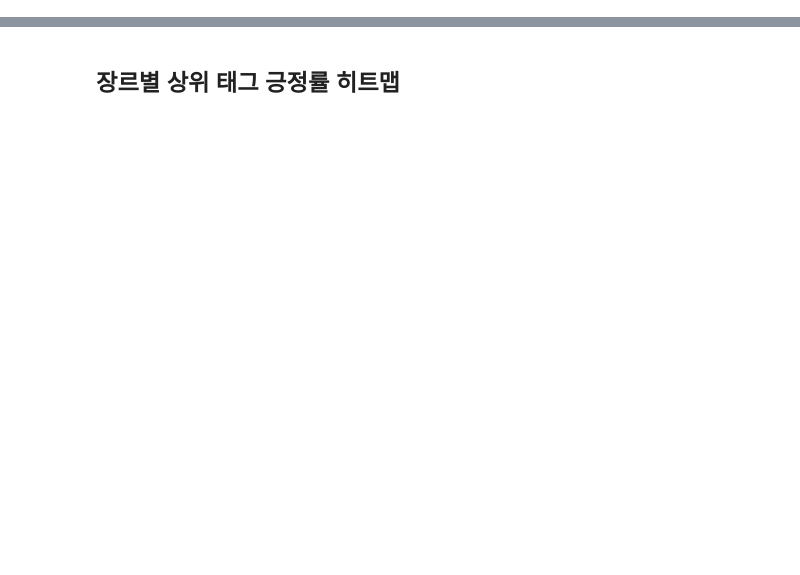
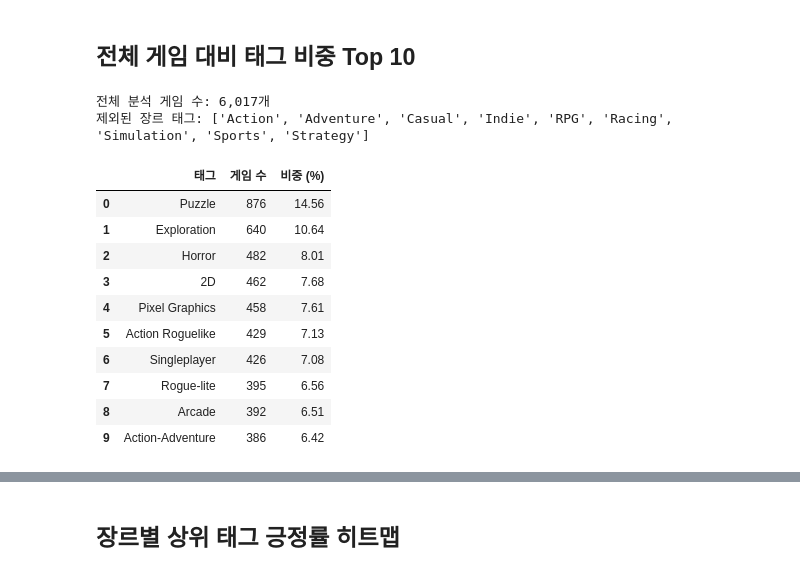
Before and after one commit to jinnyjinnyjinjin/steam-indie-game-analysis, a Jupyter notebook: src/notebooks/jin/08_tag_combination_analysis.ipynb, the cells around one changed output, grey strips where cells are left out. Cells and saved outputs as stored; diff of their text form; code cells hidden in the pictures; blank space fills up the shorter version.

```diff
--- a/src/notebooks/jin/08_tag_combination_analysis.ipynb
+++ b/src/notebooks/jin/08_tag_combination_analysis.ipynb
@@ -55 +79,67 @@ print(f'분석 가능 게임 수: {len(df_clean):,}개')
+# %% [markdown]
+## 전체 게임 대비 태그 비중 Top 10
+# %%
+TOTAL_GAMES = df_clean['appid'].nunique()
+
+# 데이터에 존재하는 모든 장르명 수집 (태그 제외 기준)
+all_genres = set(
+    df_clean['genres']
+    .dropna()
+    .apply(parse_genres)
+    .explode()
+    .str.strip()
+    .dropna()
+    .unique()
+)
+
+tag_freq = (
+    df_clean.explode('top_tags')
+    .rename(columns={'top_tags': 'tag'})
+    .assign(tag=lambda d: d['tag'].astype(str).str.strip())
+    .query("tag != ''")
+    .loc[lambda d: ~d['tag'].isin(all_genres)]
+    .groupby('tag')['appid']
+    .nunique()
+    .reset_index(name='game_count')
+    .assign(proportion=lambda d: d['game_count'] / TOTAL_GAMES * 100)
+    .sort_values('proportion', ascending=False)
+    .head(10)
+    .reset_index(drop=True)
+)
+
+print(f'전체 분석 게임 수: {TOTAL_GAMES:,}개')
+print(f'제외된 장르 태그: {sorted(all_genres)}\n')
+display(tag_freq[['tag', 'game_count', 'proportion']].rename(
+    columns={'tag': '태그', 'game_count': '게임 수', 'proportion': '비중 (%)'}
+).round(2))
+
+fig = px.bar(
+    tag_freq.sort_values('proportion'),
+    x='proportion',
+    y='tag',
+    orientation='h',
+    color='proportion',
+    color_continuous_scale='Blues',
+    text='proportion',
+    title='전체 게임 대비 태그 비중 Top 10',
+    labels={'proportion': '비중 (%)', 'tag': '태그'},
+    hover_data={'game_count': True},
+)
+fig.update_traces(texttemplate='%{text:.1f}%', textposition='outside')
+fig.update_layout(coloraxis_showscale=False, height=450)
+fig.show()
+# %% [output]
+전체 분석 게임 수: 6,017개
+제외된 장르 태그: ['Action', 'Adventure', 'Casual', 'Indie', 'RPG', 'Racing', 'Simulation', 'Sports', 'Strategy']
+|  | 태그 | 게임 수 | 비중 (%) |
+| 0 | Puzzle | 876 | 14.56 |
+| 1 | Exploration | 640 | 10.64 |
+| 2 | Horror | 482 | 8.01 |
+| 3 | 2D | 462 | 7.68 |
+| 4 | Pixel Graphics | 458 | 7.61 |
+| 5 | Action Roguelike | 429 | 7.13 |
+| 6 | Singleplayer | 426 | 7.08 |
+| 7 | Rogue-lite | 395 | 6.56 |
+| 8 | Arcade | 392 | 6.51 |
+| 9 | Action-Adventure | 386 | 6.42 |
 # %% [markdown]
```
Also changed, not shown: parts of 17 cells of this notebook, 21 other files.
